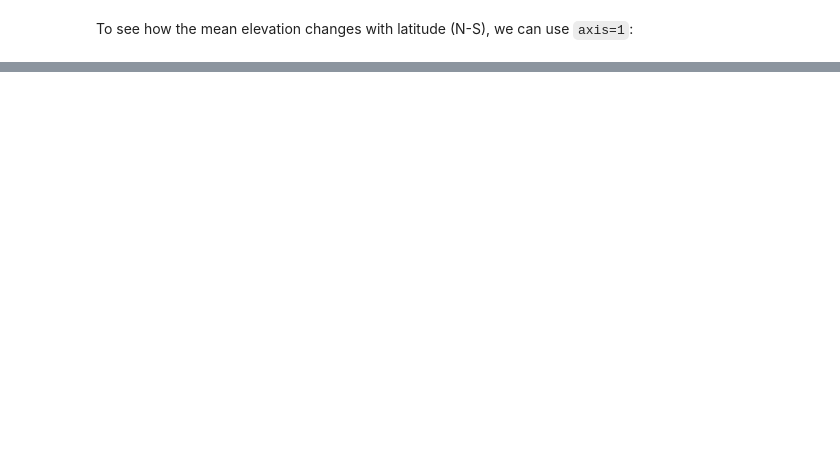
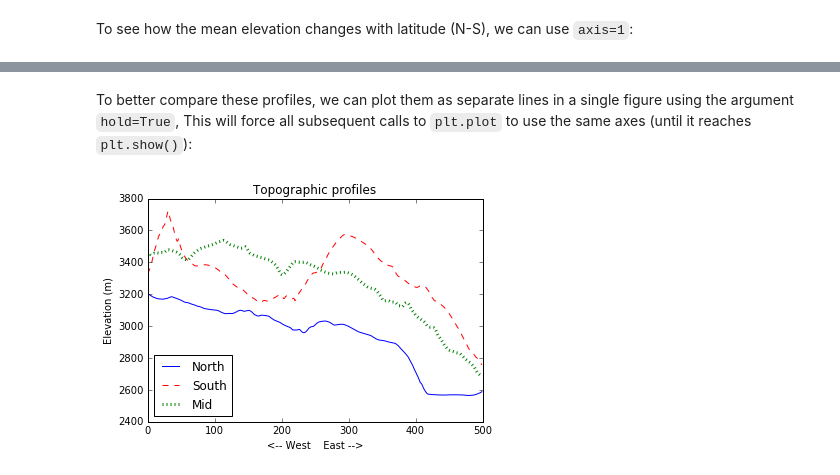
Before and after one commit to csdms/csdms-carpentry, a Jupyter notebook: lessons/python/01-numpy.ipynb, the cells around one changed output, grey strips where cells are left out. Saved outputs shown, nothing was run; the diff lists cells and outputs as text; code cells hidden in the pictures; blank space fills up the shorter version.

```diff
--- a/lessons/python/01-numpy.ipynb
+++ b/lessons/python/01-numpy.ipynb
@@ -273,0 +370,23 @@ print data
+# %% [markdown]
+To better compare these profiles, we can plot them as separate lines in a single figure using the argument `hold=True`, This will force all subsequent calls to `plt.plot` to use the same axes (until it reaches `plt.show()`):
+# %%
+import numpy as np
+import matplotlib.pyplot as plt
+%matplotlib inline
+
+topo = np.loadtxt('topo.asc', delimiter=',')
+
+plt.plot(topo[0,:], hold=True, label='North')
+
+plt.plot(topo[-1,:], 'r--', label='South')
+
+plt.plot(topo[len(topo)/2,:], 'g:', linewidth=3, label='Mid')
+
+plt.title('Topographic profiles')
+plt.ylabel('Elevation (m)')
+plt.xlabel('<-- West    East -->')
+plt.legend(loc = 'lower left')
+
+plt.show()
+# %% [output]
+[figure, added]
```
Also changed, not shown: parts of 50 cells of this notebook.
